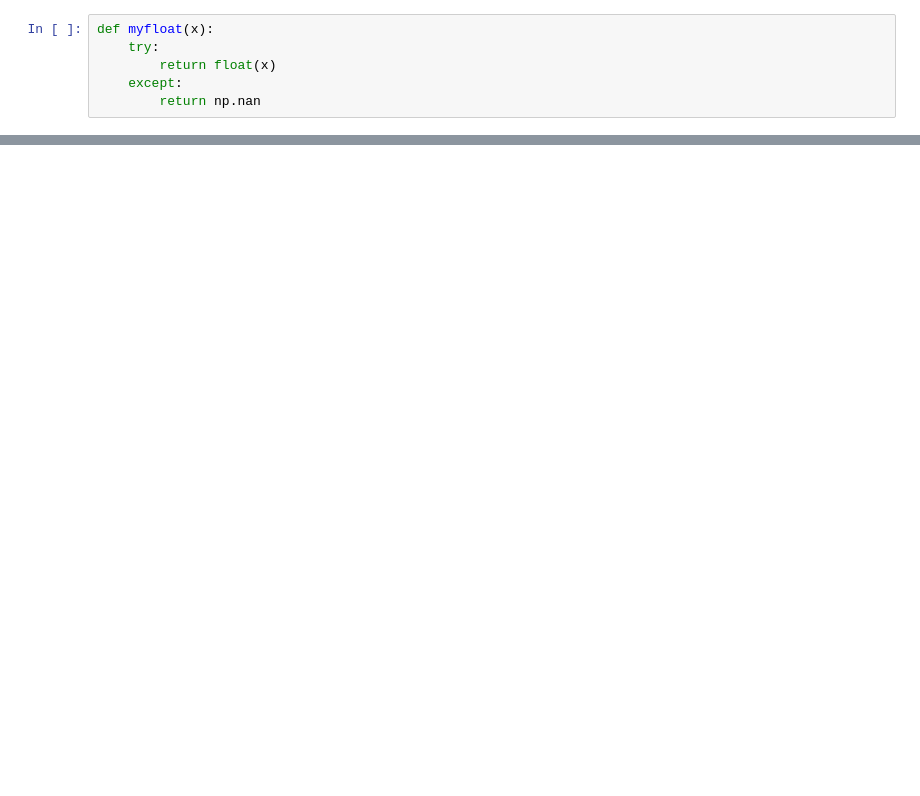
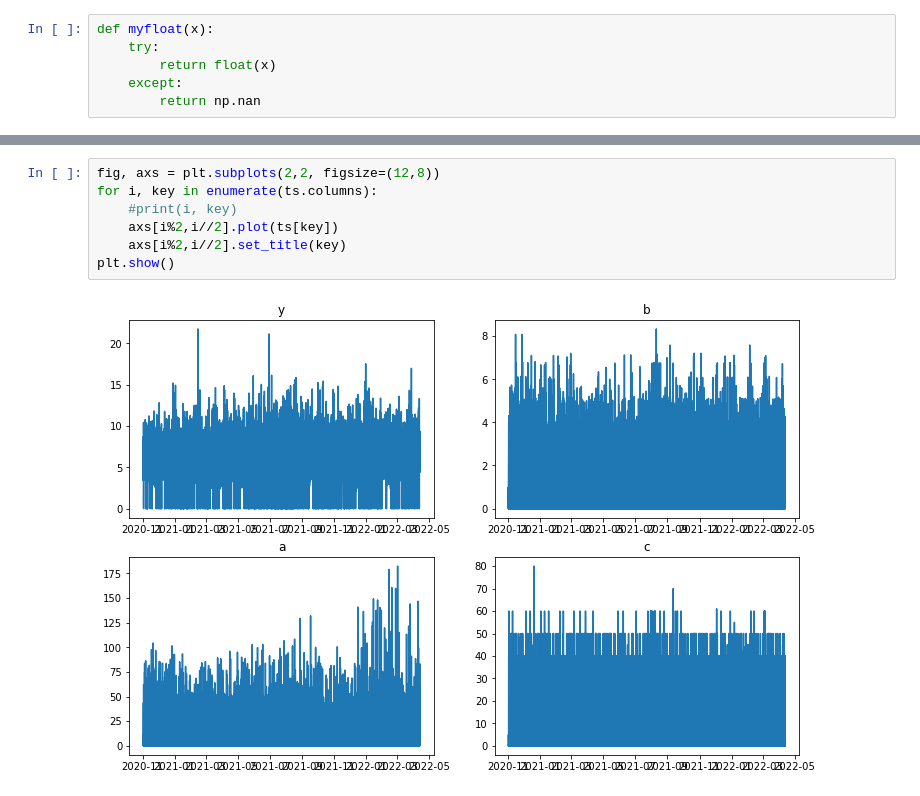
Before and after one commit to rickardbrannvall/valborg, a Jupyter notebook: data_preprocessing.ipynb, the cells around one changed output, grey strips where cells are left out. Cells and saved outputs as stored; diff of their text form; blank space fills up the shorter version.

```diff
--- a/data_preprocessing.ipynb
+++ b/data_preprocessing.ipynb
@@ -228,0 +245,9 @@ plt.show()
+# %%
+fig, axs = plt.subplots(2,2, figsize=(12,8))
+for i, key in enumerate(ts.columns):
+    #print(i, key)
+    axs[i%2,i//2].plot(ts[key])
+    axs[i%2,i//2].set_title(key)
+plt.show()
+# %% [output]
+[figure, added]
```
Also changed, not shown: parts of 15 cells of this notebook, 3 other files.
